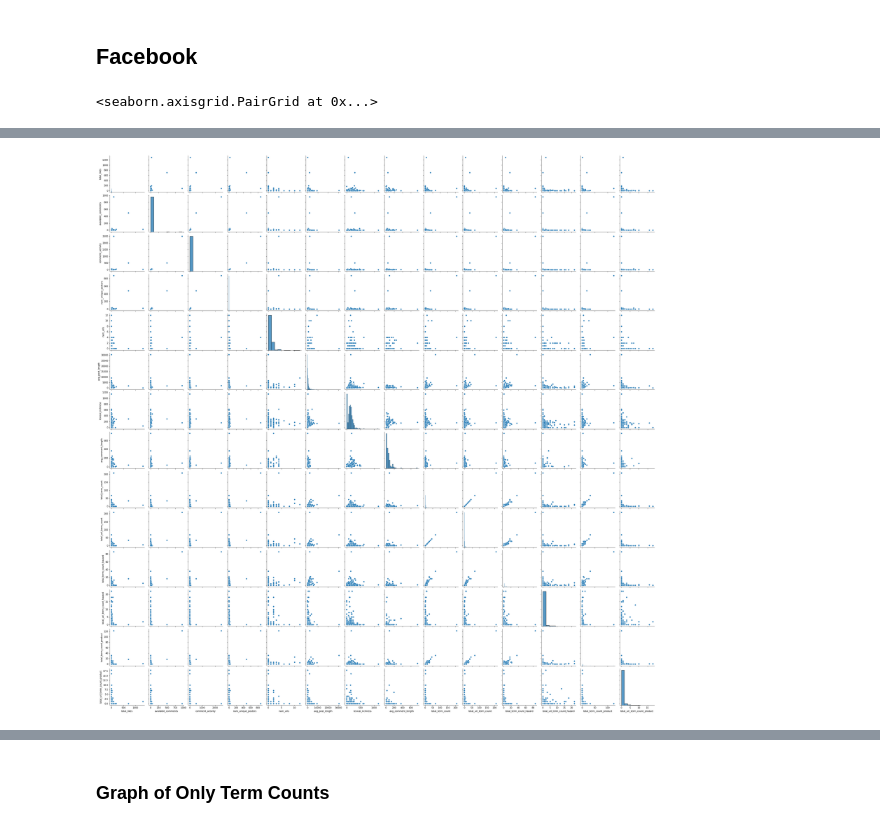
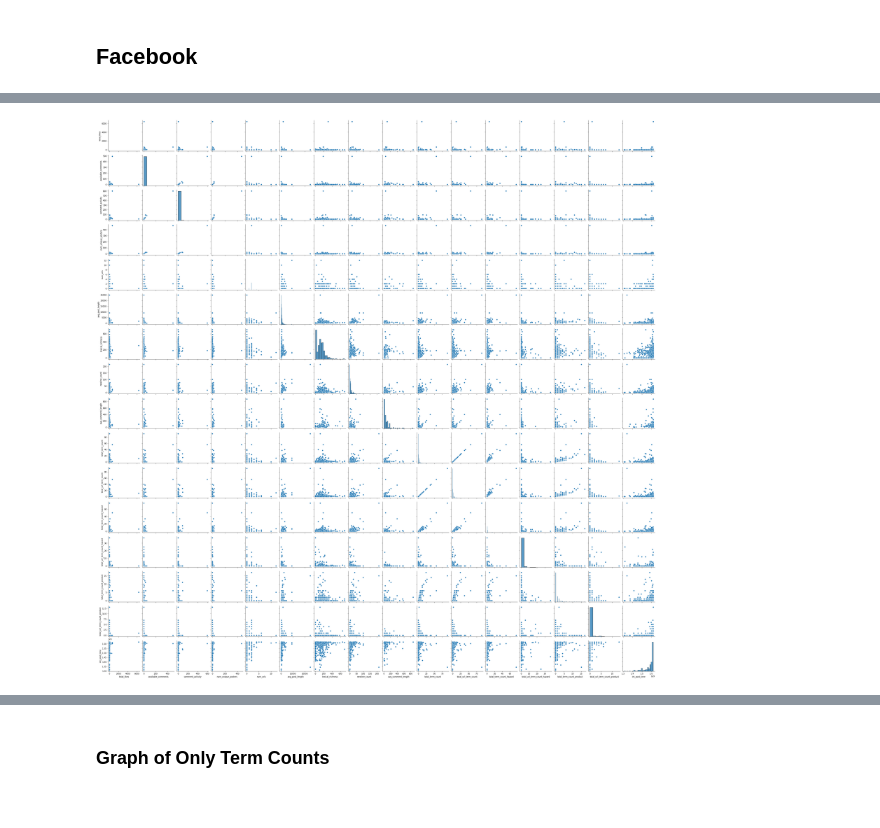
Before and after one commit to nershman/SAFFI-Project, a Jupyter notebook: notebooks/indicators.ipynb, the cells around one changed output, grey strips where cells are left out. Saved outputs shown, nothing was run; the diff lists cells and outputs as text; code cells hidden in the pictures.

```diff
--- a/notebooks/indicators.ipynb
+++ b/notebooks/indicators.ipynb
@@ -29,6 +34,7 @@ fb_ind.add_avg_post_length()
 fb_ind.add_post_time()
 fb_ind.add_post_language()
 fb_ind.add_lexical_richness()
+fb_ind.add_newline_count()
 
 fb_search = fb_ind.results_dict
 # %%
@@ -339,5 +347,5 @@ sns.pairplot(temp[pd.Series(temp.total_term_count_hazard) <= 2000])
 # %%
-fb_sample = fbdf[fbdf.columns[pd.Series(english_fb_view.columns).str.contains('term_counts_') == 0]].drop(['url'],axis=1).sample(500)
+fb_sample = fbdf[fbdf.columns[pd.Series(fbdf.columns).str.contains('term_counts_') == 0]].drop(['url'],axis=1).sample(500)
 sns.pairplot(fb_sample)
+%notify
 # %% [output]
-<seaborn.axisgrid.PairGrid at 0x...>
@@ -344 +353 @@ sns.pairplot(fb_sample)
-[figure, old version]
+[figure, new version]
```
Also changed, not shown: parts of 43 cells of this notebook, 3 other files.
